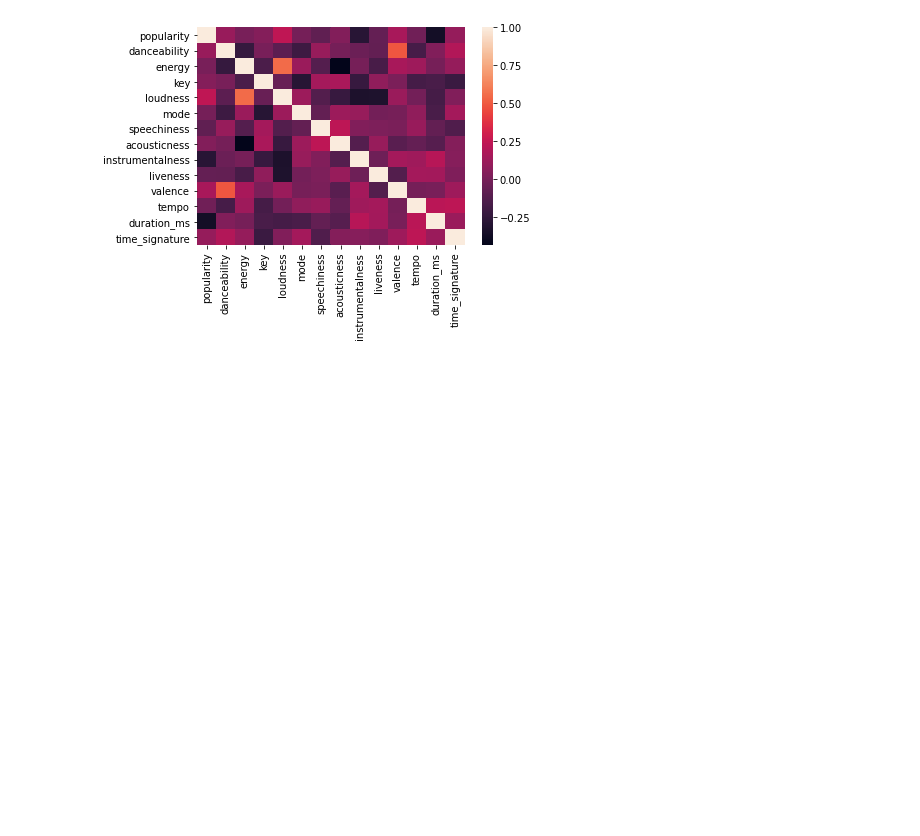
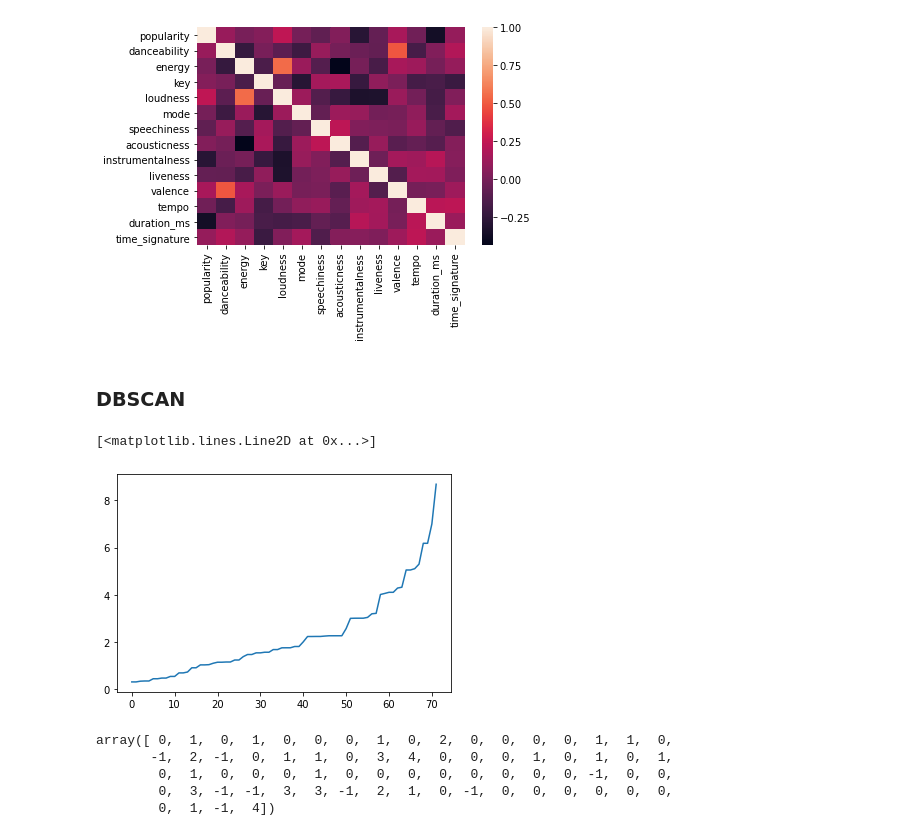
Before and after one commit to jessimk/spotifyAPIwerkwerkwerk, a Jupyter notebook: spotify_top_tracks.ipynb, the cells around one changed output. Cells and saved outputs as stored; diff of their text form; code cells hidden in the pictures; blank space fills up the shorter version.

Commit message:
added clustering

```diff
--- a/spotify_top_tracks.ipynb
+++ b/spotify_top_tracks.ipynb
@@ -189,3 +189,26 @@ sns.heatmap(features_to_plot.corr())
 # %% [output]
 <matplotlib.axes._subplots.AxesSubplot at 0x...>
 [figure]
+# %% [markdown]
+### DBSCAN
+# %%
+from sklearn.cluster import DBSCAN
+import sklearn.utils
+from sklearn.preprocessing import StandardScaler
+from sklearn.neighbors import NearestNeighbors
+
+spoticluster = features_to_plot[['valence', 'speechiness',
+                                'instrumentalness',
+                                'tempo', 'energy', 'key']]
+# %%
+# https://towardsdatascience.com/machine-learning-clustering-dbscan-determine-the-optimal-value-for-epsilon-eps-python-example-3100091cfbc
+neighbs = NearestNeighbors(n_neighbors=2)
+nbrs = neighbs.fit(spoticluster)
+# %%
+distances, indices = nbrs.kneighbors(spoticluster)
+distances = np.sort(distances, axis=0)
+distances = distances[:,1]
+plt.plot(distances)
+# %% [output]
+[<matplotlib.lines.Line2D at 0x...>]
+[figure, added]
@@ -191,0 +220,8 @@ sns.heatmap(features_to_plot.corr())
+# %%
+labels
+# %% [output]
+array([ 0,  1,  0,  1,  0,  0,  0,  1,  0,  2,  0,  0,  0,  0,  1,  1,  0,
+       -1,  2, -1,  0,  1,  1,  0,  3,  4,  0,  0,  0,  1,  0,  1,  0,  1,
+        0,  1,  0,  0,  0,  1,  0,  0,  0,  0,  0,  0,  0,  0, -1,  0,  0,
+        0,  3, -1, -1,  3,  3, -1,  2,  1,  0, -1,  0,  0,  0,  0,  0,  0,
+        0,  1, -1,  4])
```
Also changed, not shown: parts of 26 cells of this notebook.
